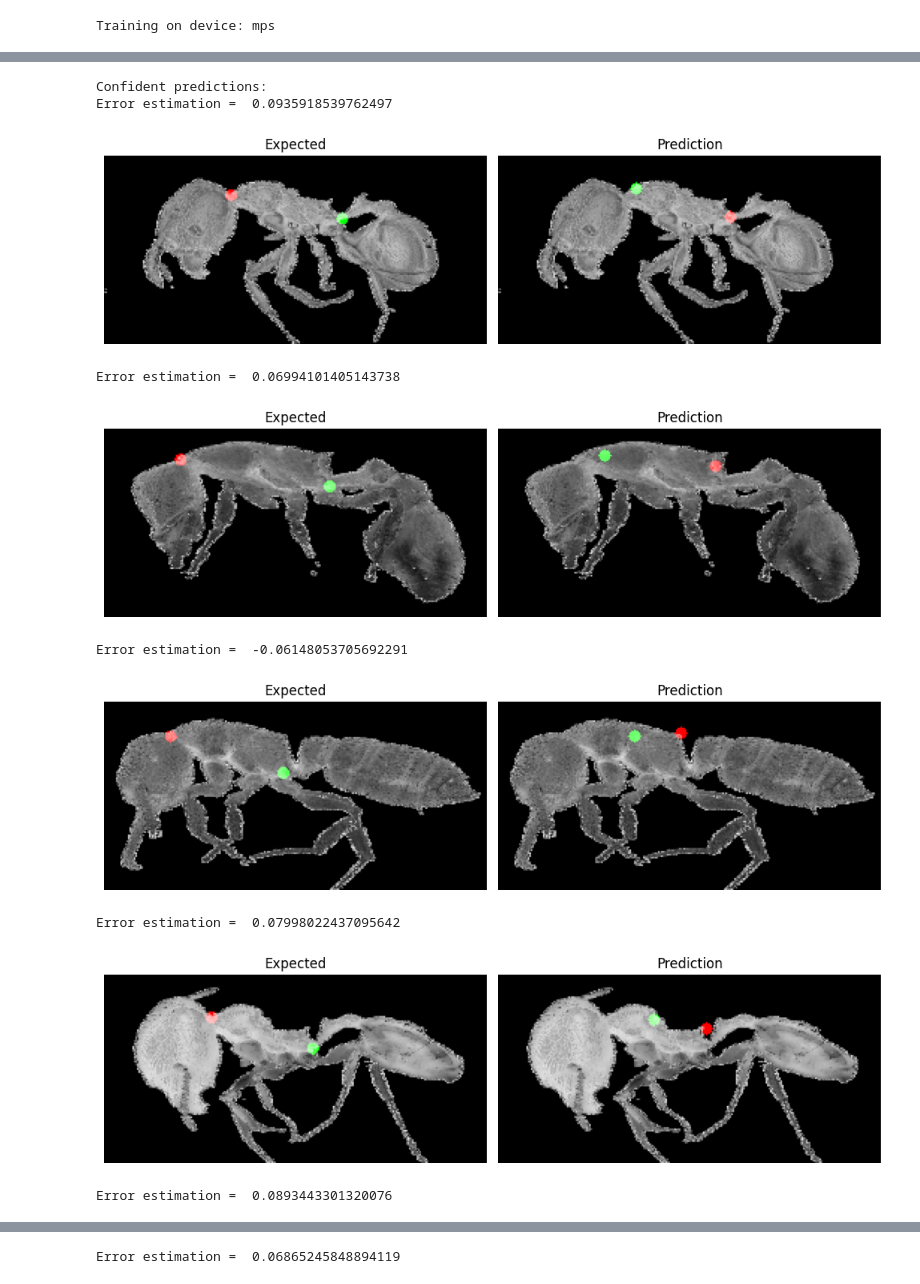
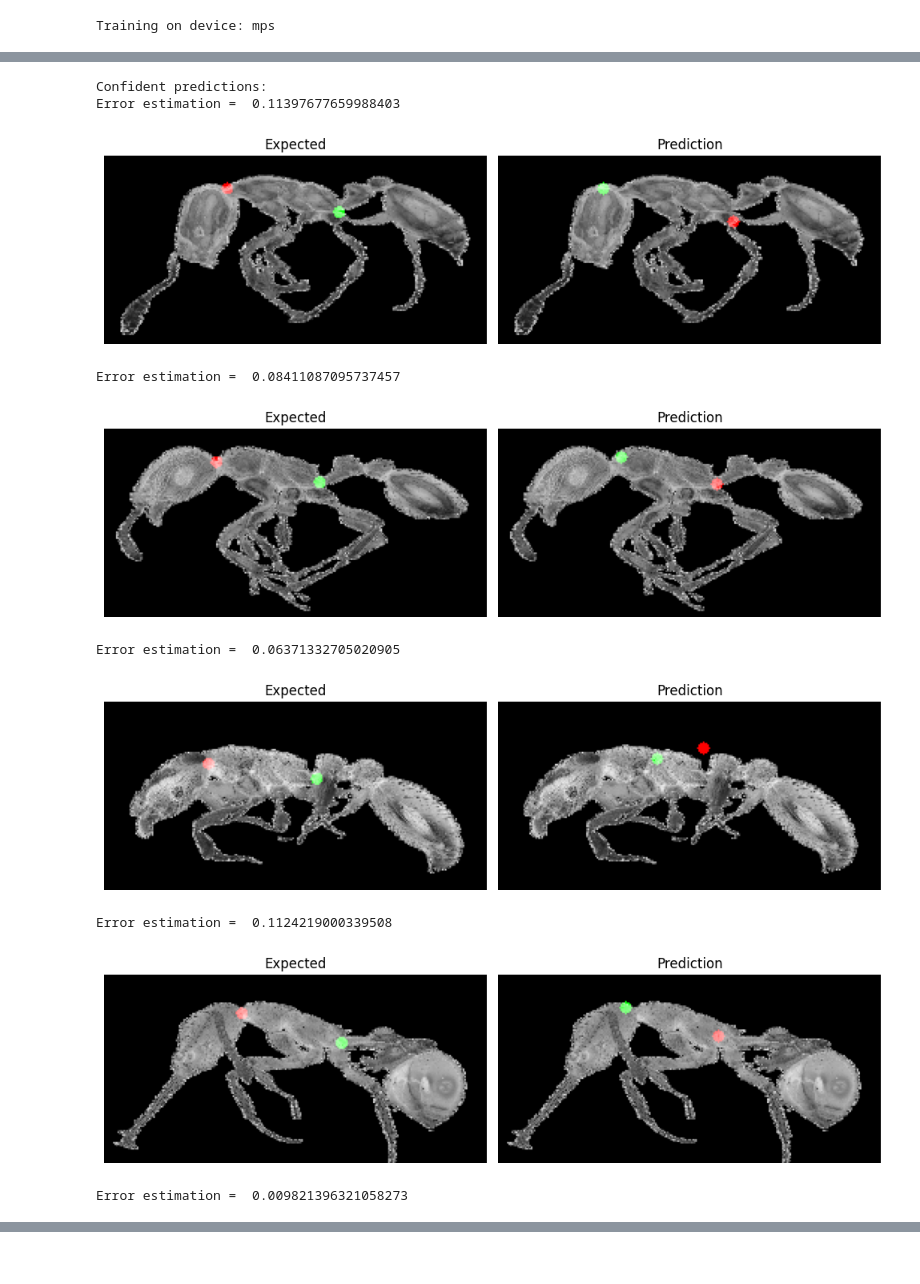
Before and after one commit to CS-433/ml-project-2-jmw, a Jupyter notebook: training_pretrained_models.ipynb, the cells around one changed output, grey strips where cells are left out. Drawn from its saved outputs; the diff is of its cells as text; code cells hidden in the pictures.

Commit message:
Predictions with confidence

```diff
--- a/training_pretrained_models.ipynb
+++ b/training_pretrained_models.ipynb
@@ -102,9 +98,6 @@ Depending on how the convergence looked in the last cell, it can be useful to pe
 # %%
 # Save weights (RAM)
 best_kpd_state = kpd_model.state_dict()
-# %%
-kpd_model.load_state_dict(best_kpd_state)
-kpd_model = kpd_model.to(device)
 # %%
 # Save weights (Disc)
 torch.save(kpd_model.state_dict(), "pretrainedKPD_weights00166.pth")
@@ -165,5 +158,5 @@ Training the confidence model in the same way as the KPD model.
 Note how it converges very quickly which implies that things are still far from perfect.
 First, train it on augmented images.
 """
-Tools.train_conf_model_fast(conf_model, train_error_data, test_error_data, 50, len(test_error_data), 101, initial_lr=1e-4, lr_decay=0.99, device="mps", augment_training_images=True, feedback_rate=25, normalize_errors=False)
+Tools.train_conf_model_fast(conf_model, kpd_model.pipeline, train_error_data, test_error_data, 50, len(test_error_data), 101, initial_lr=1e-6, lr_decay=0.99, device="mps", augment_training_images=True, feedback_rate=25, normalize_errors=False)
 # %% [output]
@@ -178,5 +171,5 @@ best_conf_model_state = conf_model.state_dict()
 """
 Finetune it on specific non-augmented images.
 """
-Tools.train_conf_model_fast(conf_model, train_error_data, test_error_data, 50, len(test_error_data), 201, initial_lr=1e-4, lr_decay=0.99, device="mps", augment_training_images=False, feedback_rate=50, normalize_errors=False)
+Tools.train_conf_model_fast(conf_model,  kpd_model.pipeline, train_error_data, test_error_data, 50, len(test_error_data), 201, initial_lr=1e-5, lr_decay=0.99, device="mps", augment_training_images=False, feedback_rate=50, normalize_errors=False)
 # %% [output]
@@ -188,14 +181,14 @@ Epoch 200: test loss = 0.07040883600711823, lr = 1.326398781093821e-05
 # %%
 print("Confident predictions:")
-Tools.plot_model_prediction(kpd_model, train_data, 80, conf_model=conf_model, error_estimation_interval=[-1, 0.1])
+Tools.plot_model_prediction(kpd_model, train_data, 40, conf_model=conf_model, error_estimation_interval=[-1, 0.12])
 # %% [output]
 Confident predictions:
-Error estimation =  0.0935918539762497
+Error estimation =  0.11397677659988403
-[figure, old version]
+[figure, new version]
-Error estimation =  0.06994101405143738
+Error estimation =  0.08411087095737457
-[figure, old version]
+[figure, new version]
-Error estimation =  -0.06148053705692291
+Error estimation =  0.06371332705020905
-[figure, old version]
+[figure, new version]
-Error estimation =  0.07998022437095642
+Error estimation =  0.1124219000339508
-[figure, old version]
+[figure, new version]
-Error estimation =  0.0893443301320076
+Error estimation =  0.009821396321058273
@@ -203 +195,0 @@ Error estimation =  0.0893443301320076
-Error estimation =  0.06865245848894119
```
Also changed, not shown: parts of 7 cells of this notebook, 7 other files.
